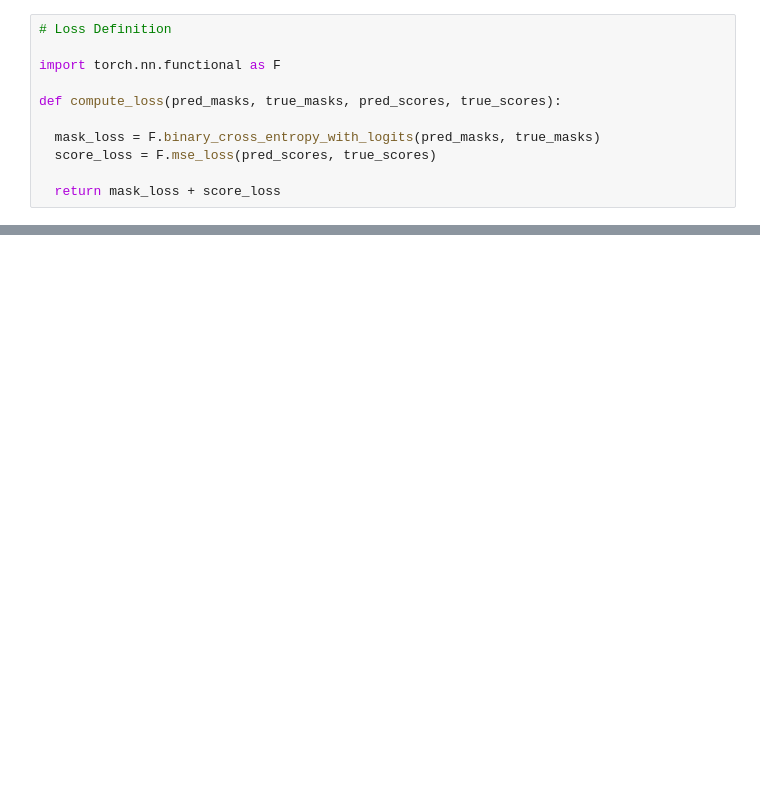
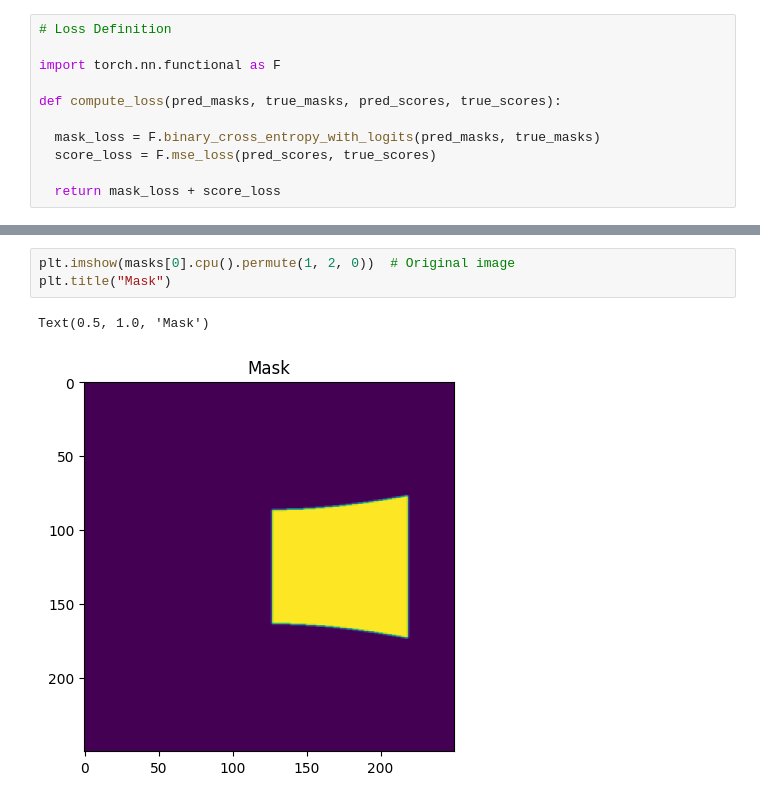
Before and after one commit to alexanderreiprich/floorscan, a Jupyter notebook: segmentation.ipynb, the cells around one changed output, grey strips where cells are left out. Saved outputs shown, nothing was run; the diff lists cells and outputs as text; blank space fills up the shorter version.

```diff
--- a/segmentation.ipynb
+++ b/segmentation.ipynb
@@ -362,0 +262,6 @@ for epoch in range(10):
+# %%
+plt.imshow(masks[0].cpu().permute(1, 2, 0))  # Original image
+plt.title("Mask")
+# %% [output]
+Text(0.5, 1.0, 'Mask')
+[figure, added]
```
Also changed, not shown: parts of 16 cells of this notebook, 2 other files.
